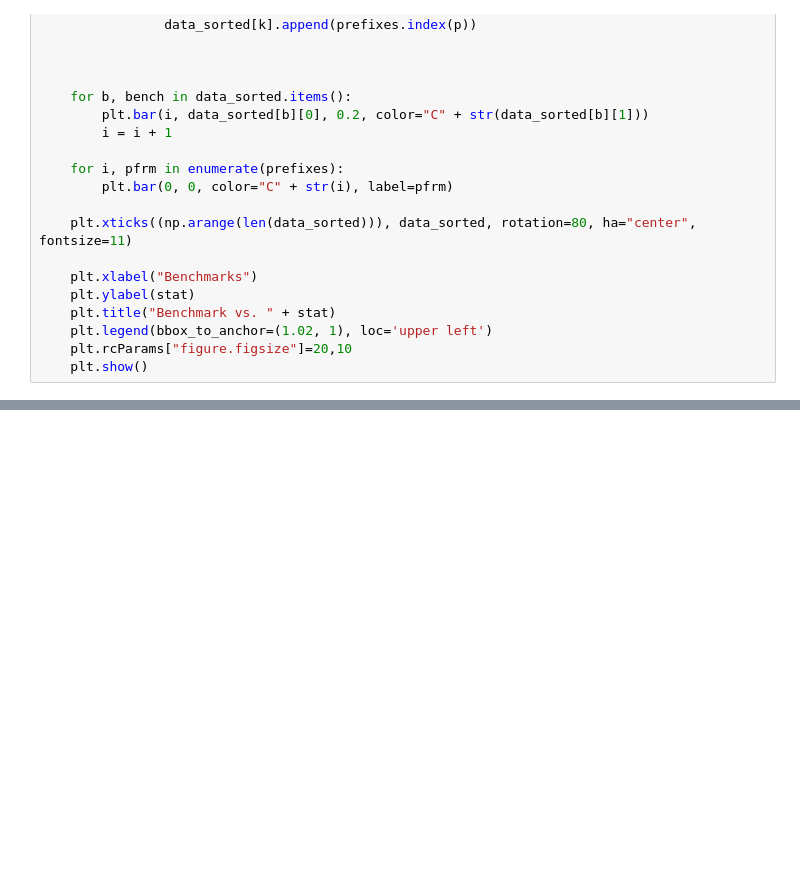
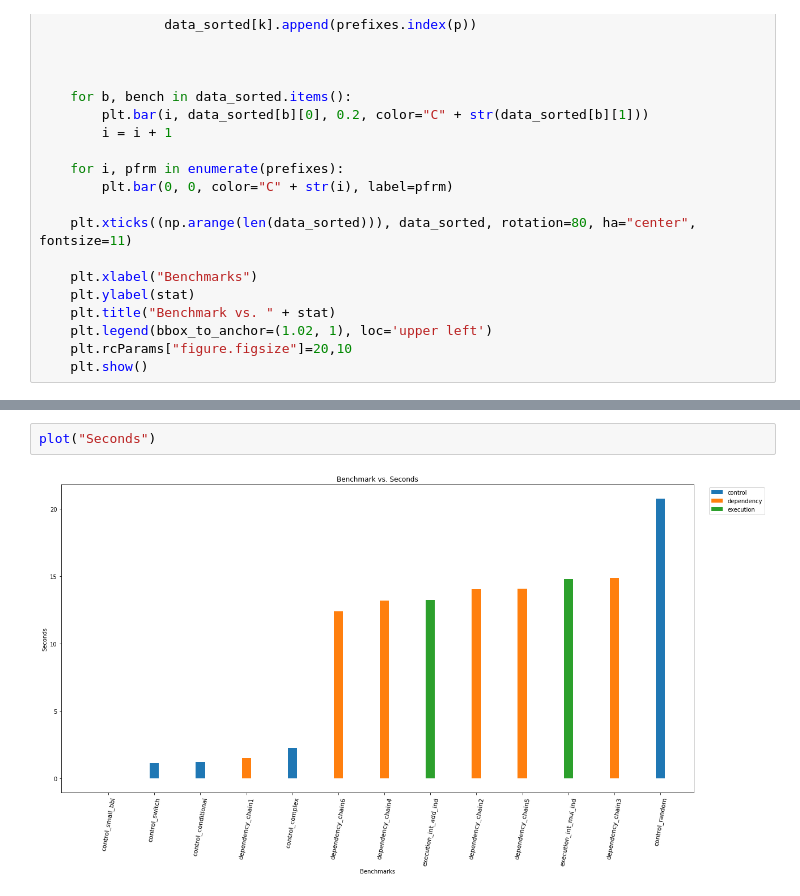
Before and after one commit to darchr/riscv-validation, a Jupyter notebook: plots/Ayaz_Stats_Diff.ipynb, the cells around one changed output, grey strips where cells are left out. Cells and saved outputs as stored; diff of their text form; blank space fills up the shorter version.

Commit message:
Graphed IPS and Seconds

```diff
--- a/plots/Ayaz_Stats_Diff.ipynb
+++ b/plots/Ayaz_Stats_Diff.ipynb
@@ -68,3 +72,7 @@ plot("Instructions")
+# %%
+plot("Seconds")
+# %% [output]
+[figure, added]
 # %%
 plot("IPC")
 # %% [output]
```
Also changed, not shown: parts of 5 cells of this notebook, 13 other files.
